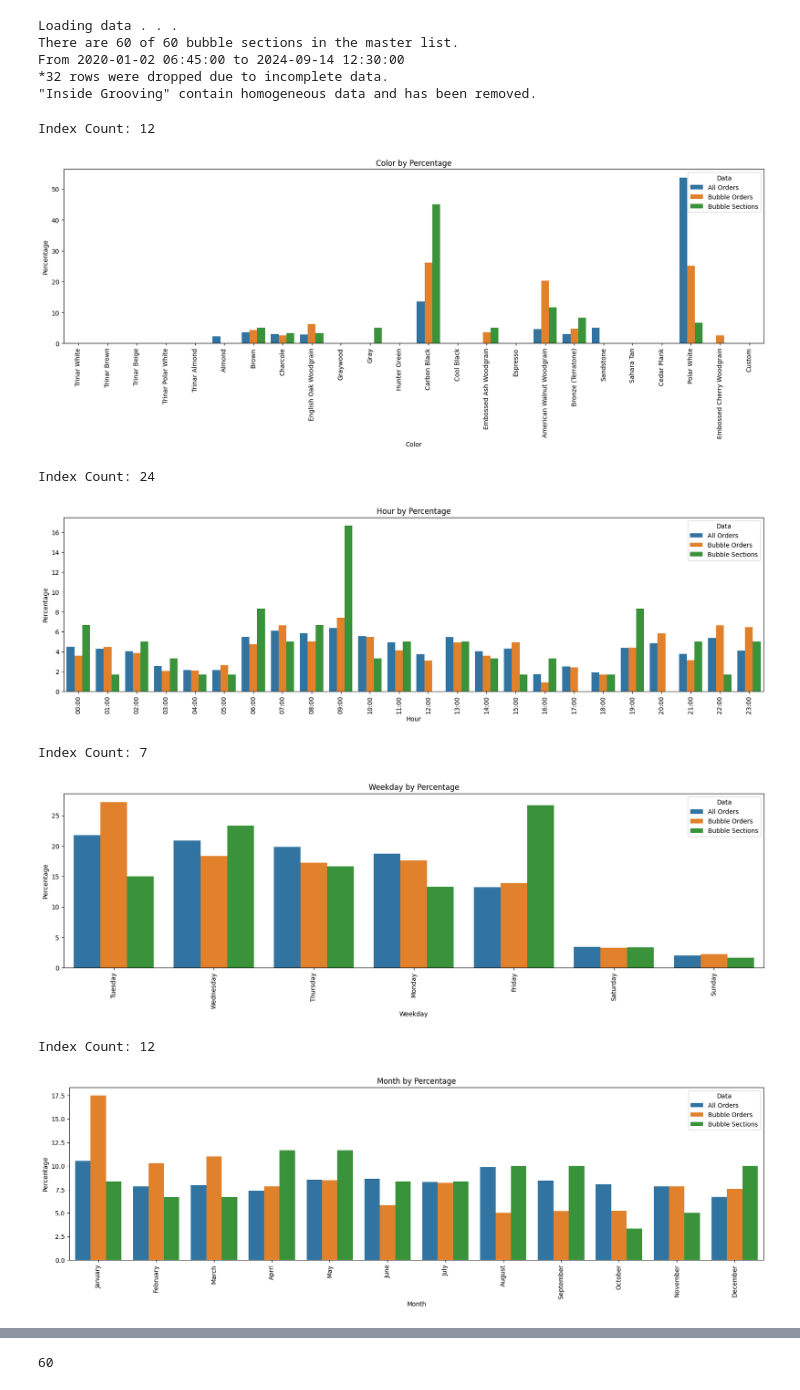
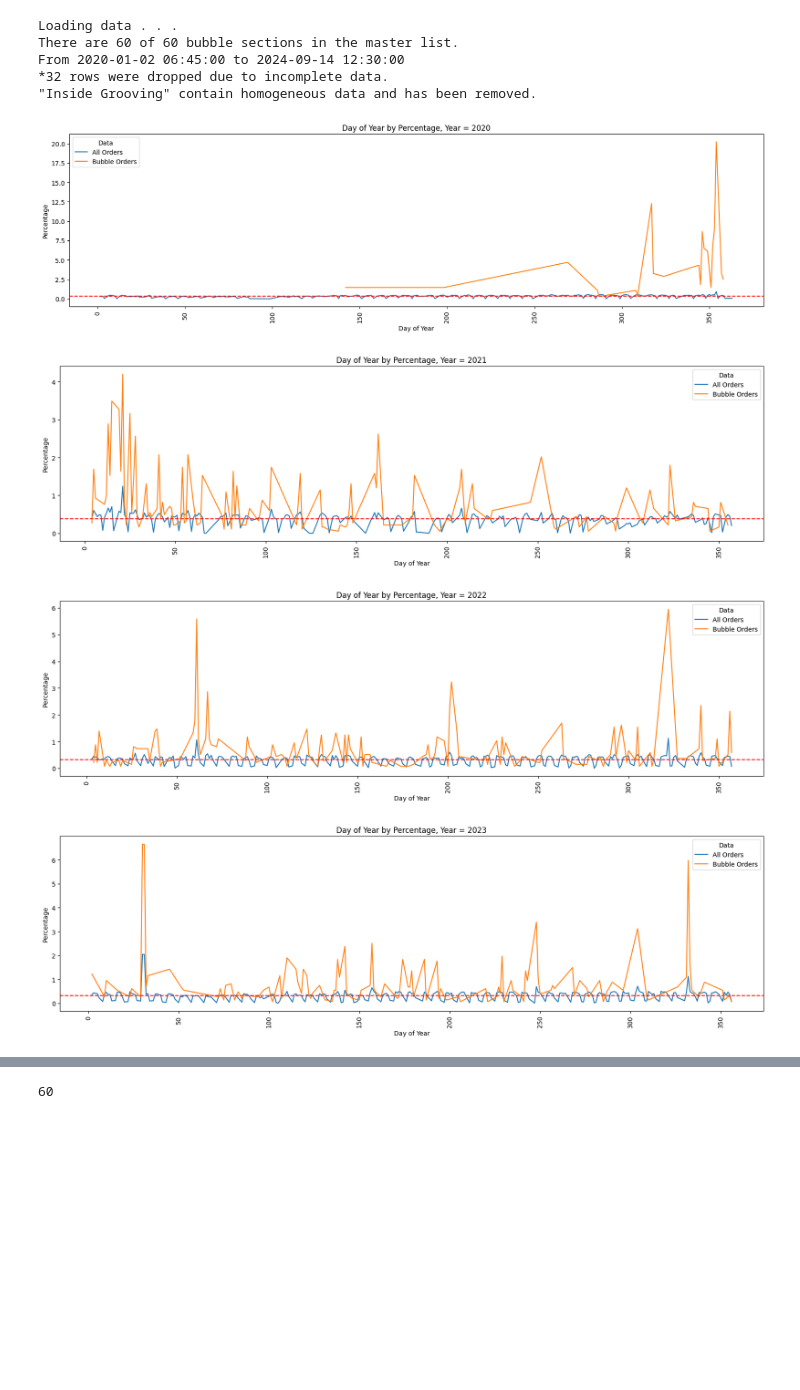
Before and after one commit to mattrupp/section-bubble-analysis, a Jupyter notebook: section-bubble-analysis.ipynb, the cells around one changed output, grey strips where cells are left out. Cells and saved outputs as stored; diff of their text form; code cells hidden in the pictures; blank space fills up the shorter version.

Commit message:
break the years apart

```diff
--- a/section-bubble-analysis.ipynb
+++ b/section-bubble-analysis.ipynb
@@ -101,7 +101,7 @@ print(f'From {firstDate} to {lastDate}')
 # df_swb.to_csv("sections_with_bubbles_df.csv")
 
 # delete the original EndOfPourTimeStamp
-df.drop('EndOfPourTimeStamp', axis=1, inplace=True)
+# df.drop('EndOfPourTimeStamp', axis=1, inplace=True)
 # delete the SmartPartNumber
 df.drop('SmartPartNumber', axis=1, inplace=True)
 # delete the Order Number
@@ -131,22 +131,26 @@ From 2020-01-02 06:45:00 to 2024-09-14 12:30:00
 "Inside Grooving" contain homogeneous data and has been removed.
 # %%
 from barchart import barchart
+from lineplot import lineplot
 import haas_section as hds
 import dates as dt
 
-barchart('Color', df, df_owb, df_swb, hds.color, 2)
-barchart('Hour', df, df_owb, df_swb, dt.hour)
-barchart('Weekday', df, df_owb, df_swb)
-barchart('Month', df, df_owb, df_swb, dt.month)
-barchart('Week', df, df_owb, df_swb)
-barchart('Day of Year', df, df_owb)
-barchart('Year', df, df_owb, df_swb, dt.year)
+
+
+lineplot('Day of Year', df, df_owb, filter={"Year": 2020})
+lineplot('Day of Year', df, df_owb, filter={"Year": 2021})
+lineplot('Day of Year', df, df_owb, filter={"Year": 2022})
+lineplot('Day of Year', df, df_owb, filter={"Year": 2023})
+lineplot('Day of Year', df, df_owb, filter={"Year": 2024})
+# barchart('Color', df, df_owb, df_swb, hds.color, 2)
+# barchart('Hour', df, df_owb, df_swb, dt.hour)
+# barchart('Weekday', df, df_owb, df_swb)
+# barchart('Month', df, df_owb, df_swb, dt.month)
+# barchart('Week', df, df_owb, df_swb)
+# barchart('Day of Year', df, df_owb, xticks=30)
+# barchart('Year', df, df_owb, df_swb, dt.year)
 # %% [output]
-Index Count: 12
-[figure, old version]
+[figure, new version]
-Index Count: 24
-[figure, old version]
+[figure, new version]
-Index Count: 7
-[figure, old version]
+[figure, new version]
-Index Count: 12
-[figure, old version]
+[figure, new version]
```
Also changed, not shown: parts of 3 cells of this notebook, 1 other file.
